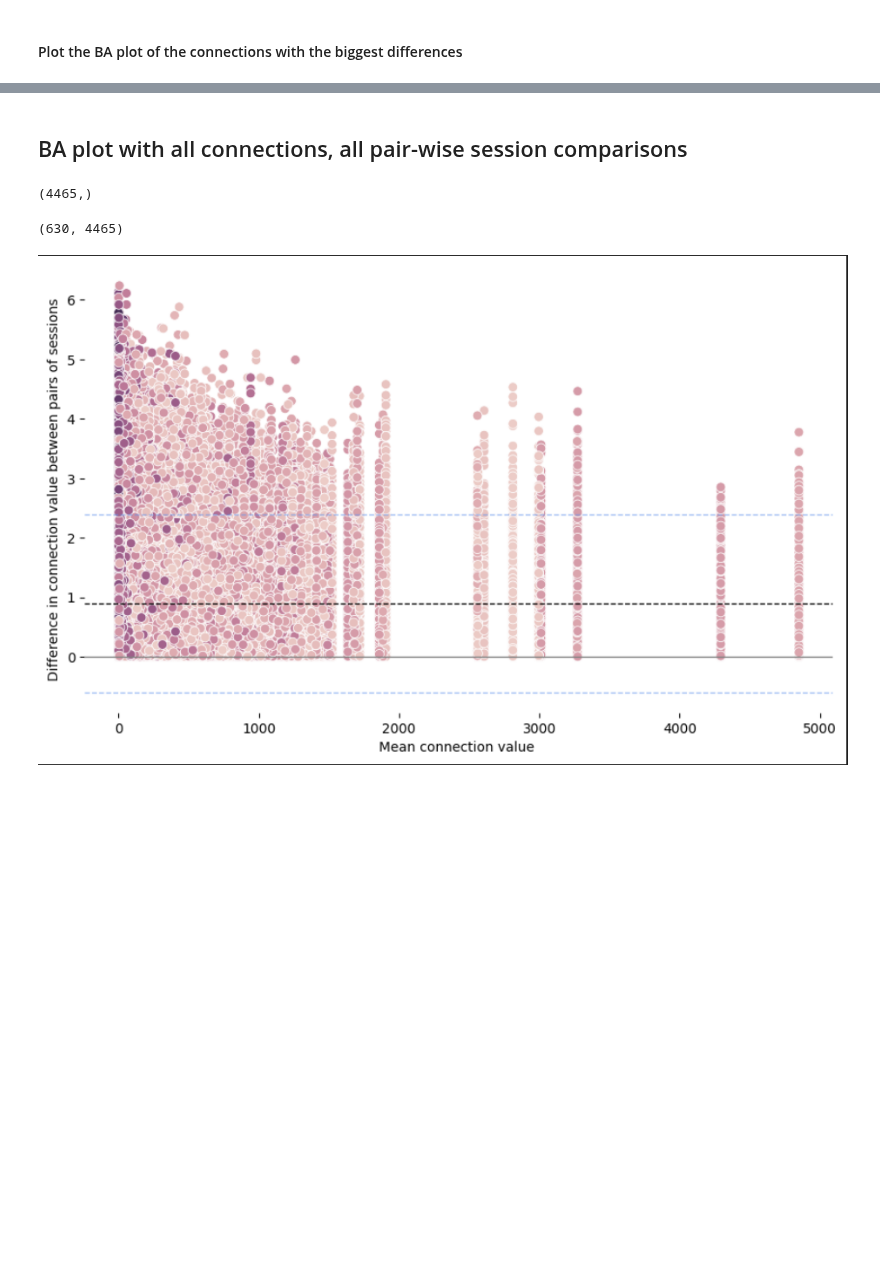
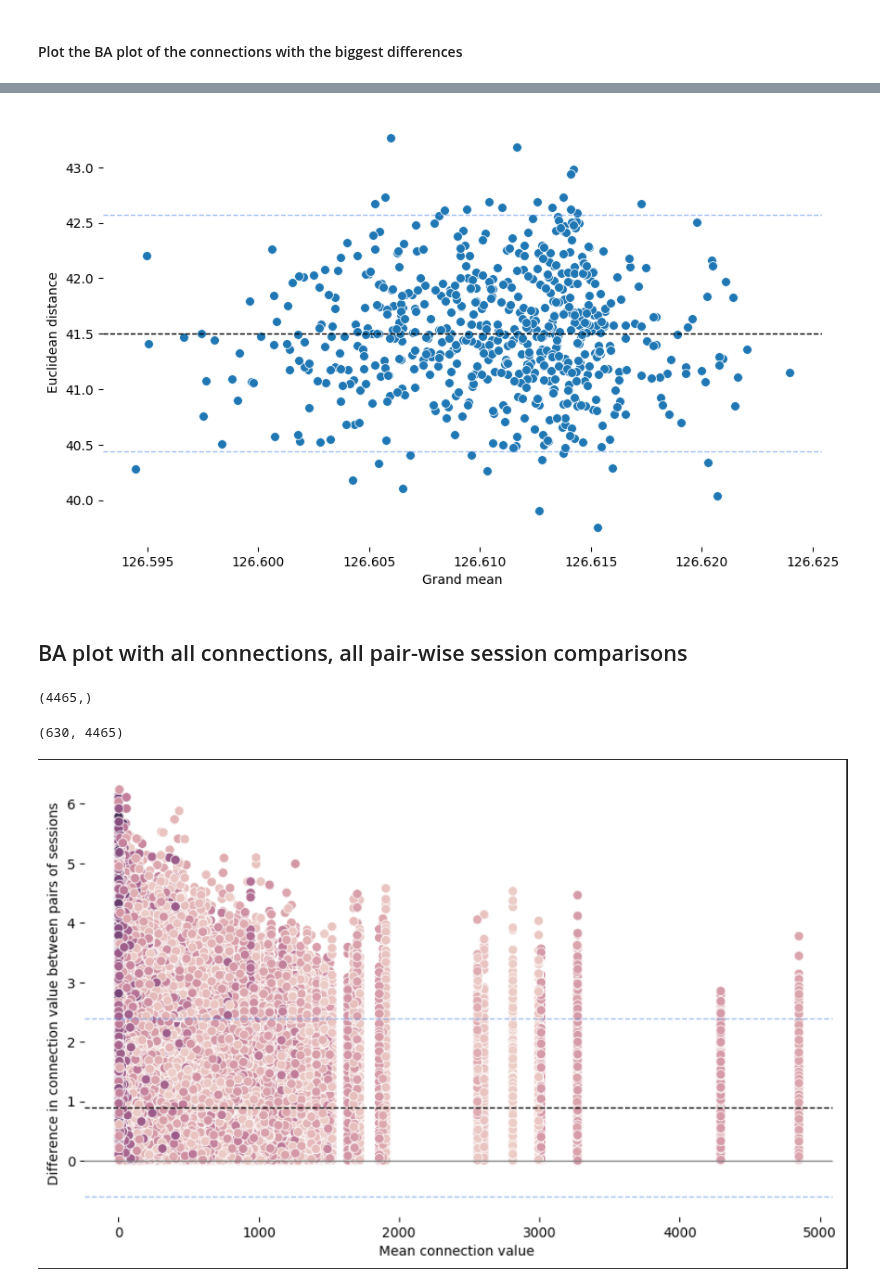
Before and after one commit to oesteban/hcph-sops, a Jupyter notebook: docs/analysis/ba_plot_sc.ipynb, the cells around one changed output, grey strips where cells are left out. Cells and saved outputs as stored; diff of their text form; code cells hidden in the pictures; blank space fills up the shorter version.

```diff
--- a/docs/analysis/ba_plot_sc.ipynb
+++ b/docs/analysis/ba_plot_sc.ipynb
@@ -129,3 +204,15 @@ print(df)
+# %%
+# Compute absolute value of pairwise subtractions for unique pairs (i, j) where i < j
+sessions_dist = []
+
+j_range = range(num_sessions)
+for i in range(num_sessions):
+    for j in range(i + 1, num_sessions):
+        distance = euclidean(SC_matrices_tril[i], SC_matrices_tril[j])
+        sessions_dist.append(distance)
+
+sessions_dist = np.array(sessions_dist)
+assert sessions_dist.shape == (num_sub,)
 # %% [markdown]
 ## Pre-registered analysis
 # %% [markdown]
@@ -233,3 +295,12 @@ for conn in max_indices[1]:
+# %%
+ba_plot(
+    diff=sessions_dist,
+    mean=grand_mean,
+    xlabel="Grand mean",
+    ylabel="Euclidean distance",
+)
+# %% [output]
+[figure, added]
 # %% [markdown]
 ## BA plot with all connections, all pair-wise session comparisons
 # %%
```
Also changed, not shown: parts of 17 cells of this notebook, 2 other files.
